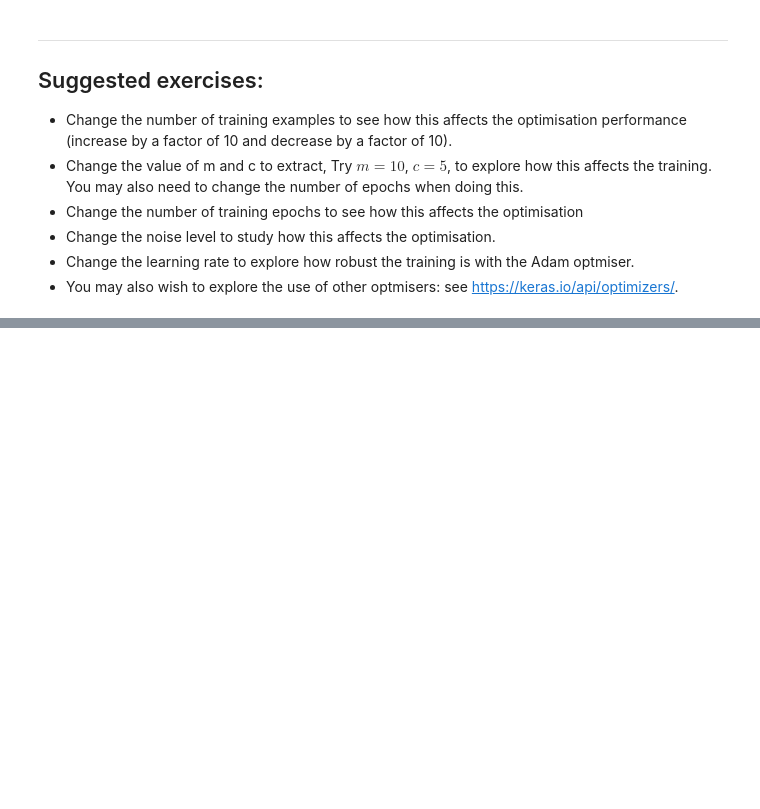
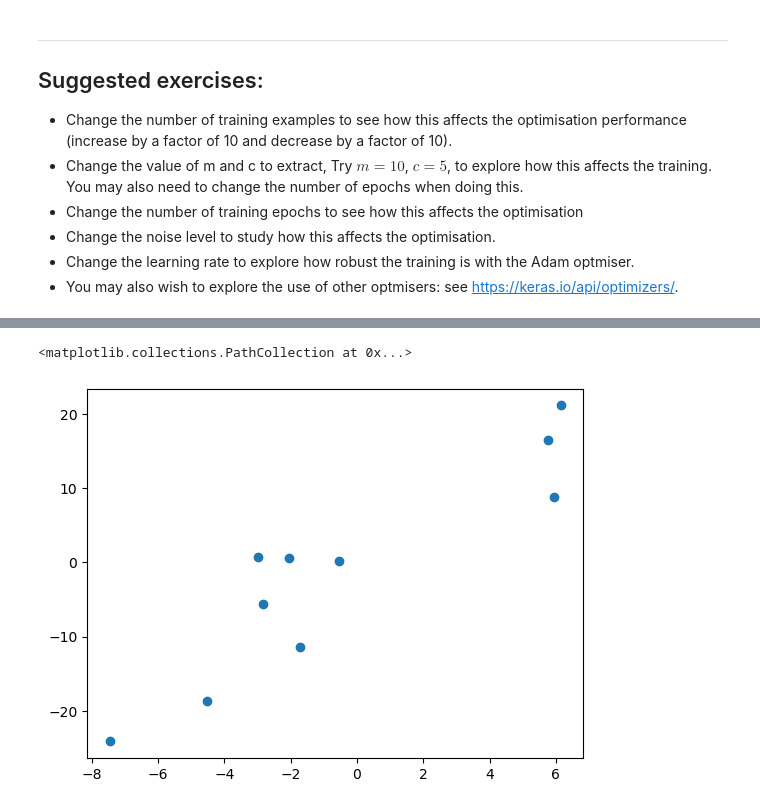
Before and after one commit to saqer-am/deep_learning_2026, a Jupyter notebook: week_1/LinearRegressionSD.ipynb, the cells around one changed output, grey strips where cells are left out. Cells and saved outputs as stored; diff of their text form; code cells hidden in the pictures; blank space fills up the shorter version.

```diff
--- a/week_1/LinearRegressionSD.ipynb
+++ b/week_1/LinearRegressionSD.ipynb
@@ -227,0 +333,17 @@ Plotting the optimised model and test data
+# %%
+xmin   = -10
+xmax   = 10
+Ntrain = 10
+Ntest  = 100
+m      = 2
+c      = 0.5
+Noise  = 5
+
+x_train, y_train, x_test, y_test = genData(xmin, xmax, Ntrain, Ntest, m, c, Noise)
+
+
+import matplotlib.pyplot as plt
+plt.scatter ( x = x_train , y = y_train)
+# %% [output]
+<matplotlib.collections.PathCollection at 0x...>
+[figure, added]
```
Also changed, not shown: parts of 9 cells of this notebook.
